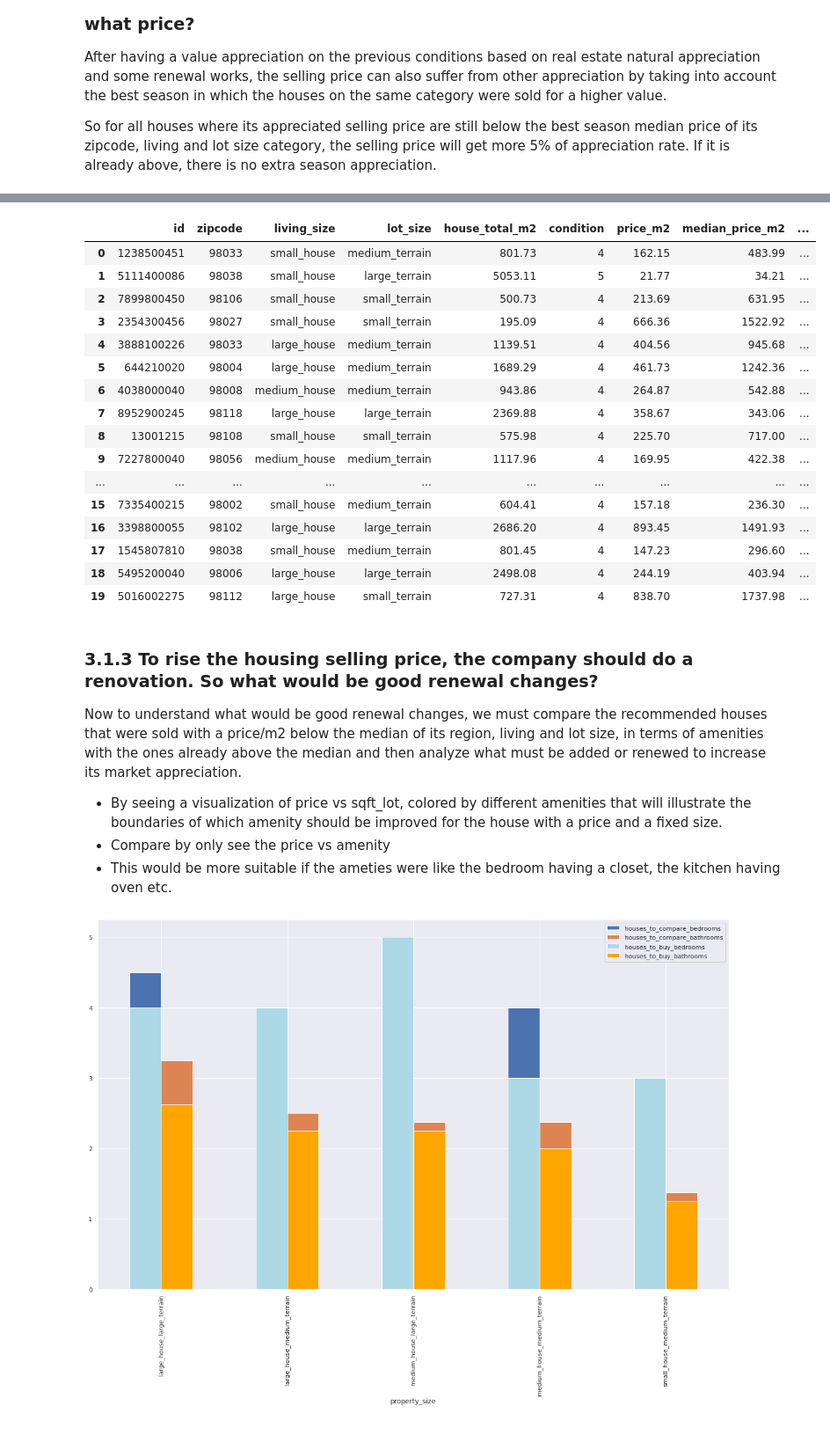
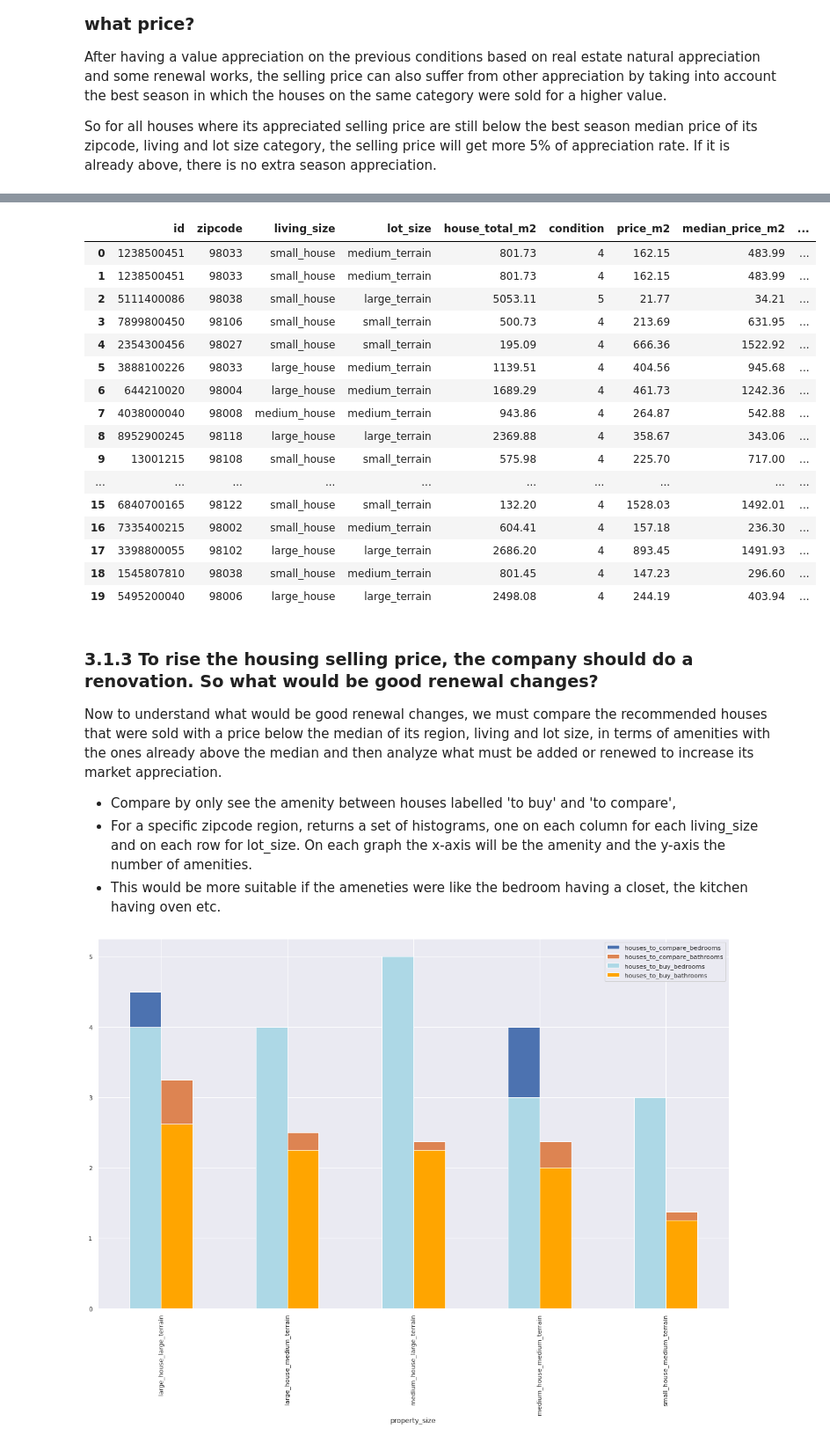
Before and after one commit to MikeMadeira/HouseSales-RecommendationSystem, a Jupyter notebook: houses_recommendations.ipynb, the cells around one changed output, grey strips where cells are left out. Shown at 88% size. Cells and saved outputs as stored; diff of their text form; code cells hidden in the pictures.

Commit message:
The notebook was revised, and the profit conclusions were obtained and written

```diff
--- a/houses_recommendations.ipynb
+++ b/houses_recommendations.ipynb
@@ -1016,7 +1079,7 @@ house_df_ins.loc[(house_df_ins['%_value_below_median_price'] > 0) & (house_df_in
 | 10127 | 5495200040 | 2015-01-26 | 610000.00 | 4 | 8 | 98006 | 5 | 3.25 | 47.57 | -122.12 | ... |
 | 19784 | 5016002275 | 2014-06-02 | 610000.00 | 4 | 8 | 98112 | 5 | 2.50 | 47.62 | -122.30 | ... |
 # %%
-recommended_houses_ordered = house_df_ins.loc[(house_df_ins['%_value_below_median_price'] > 0) & (house_df_ins['status'] == 'to buy'),:].copy(deep=True)
+recommended_houses_ordered = house_df_ins.loc[(house_df_ins['perc_value_below_median_price'] > 0) & (house_df_ins['status'] == 'to buy'),:].copy(deep=True)
 # %%
 recommended_houses_ordered.shape[0]
 # %% [output]
@@ -1141,17 +1204,17 @@ So for all houses where its appreciated selling price are still below the best s
 # %%
 # Extract a season column through date
 
-house_df_ins['season'] = house_df_ins[['price','date']].apply(lambda x: 'spring' if pd.to_datetime(x[1]).month in (4,5,6)
-                                                                   else 'summer' if pd.to_datetime(x[1]).month in (7,8,9)
-                                                                   else 'autumn' if pd.to_datetime(x[1]).month in (10,11,12)
-                                                                   else 'winter', axis=1)
+recommended_houses_ordered['season'] = recommended_houses_ordered[['price','date']].apply(lambda x: 'spring' if pd.to_datetime(x[1]).month in (4,5,6)
+                                                                                               else 'summer' if pd.to_datetime(x[1]).month in (7,8,9)
+                                                                                               else 'autumn' if pd.to_datetime(x[1]).month in (10,11,12)
+                                                                                               else 'winter', axis=1)
 
-house_df_ins.loc[(house_df_ins['date'].dt.month == 3) & (house_df_ins['date'].dt.day > 19),'season'] = 'spring'
-house_df_ins.loc[(house_df_ins['date'].dt.month == 6) & (house_df_ins['date'].dt.day > 20),'season'] = 'summer'
-house_df_ins.loc[(house_df_ins['date'].dt.month == 9) & (house_df_ins['date'].dt.day > 21),'season'] = 'autumn'
-house_df_ins.loc[(house_df_ins['date'].dt.month == 12) & (house_df_ins['date'].dt.day > 20),'season'] = 'winter'
+recommended_houses_ordered.loc[(recommended_houses_ordered['date'].dt.month == 3) & (recommended_houses_ordered['date'].dt.day > 19),'season'] = 'spring'
+recommended_houses_ordered.loc[(recommended_houses_ordered['date'].dt.month == 6) & (recommended_houses_ordered['date'].dt.day > 20),'season'] = 'summer'
+recommended_houses_ordered.loc[(recommended_houses_ordered['date'].dt.month == 9) & (recommended_houses_ordered['date'].dt.day > 21),'season'] = 'autumn'
+recommended_houses_ordered.loc[(recommended_houses_ordered['date'].dt.month == 12) & (recommended_houses_ordered['date'].dt.day > 20),'season'] = 'winter'
 # %%
-groups_zip_sizes_season = house_df_ins[['price', 'zipcode','living_size','lot_size','season']].groupby(['zipcode','living_size','lot_size','season'])
+groups_zip_sizes_season = recommended_houses_ordered[['price', 'zipcode','living_size','lot_size','season']].groupby(['zipcode','living_size','lot_size','season'])
 
 median_price_per_season = groups_zip_sizes_season.median().reset_index()
 
@@ -1248,35 +1311,36 @@ houses_best_selling_price.loc[houses_best_selling_price['selling_price'] > house
 houses_best_selling_price['best_season_selling_price'] = houses_best_selling_price[['selling_price','best_season_median_price']].apply(lambda x: x[0]*1.05 if (x[0] < x[1])\
                                                                                                                                             else x[0], axis=1)
 
-houses_best_selling_price['profit_est'] = houses_best_selling_price['best_season_selling_price'] - houses_best_selling_price['price']
+houses_best_selling_price['best_season_profit_est'] = houses_best_selling_price['best_season_selling_price'] - houses_best_selling_price['price']
 # %%
-houses_best_selling_price[['id','zipcode','living_size','lot_size','house_total_m2','condition','price_m2','median_price_m2','price','median_price','best_season','best_season_median_price','%_value_below_median_price','selling_price','best_season_selling_price','profit_est']].head(20)
+houses_best_selling_price[['id','zipcode','living_size','lot_size','house_total_m2','condition','price_m2','median_price_m2','price','median_price','best_season','best_season_median_price','perc_value_below_median_price','selling_price','best_season_selling_price','profit_est']].head(20)
 # %% [output]
 |  | id | zipcode | living_size | lot_size | house_total_m2 | condition | price_m2 | median_price_m2 | ... |
 | 0 | 1238500451 | 98033 | small_house | medium_terrain | 801.73 | 4 | 162.15 | 483.99 | ... |
-| 1 | 5111400086 | 98038 | small_house | large_terrain | 5053.11 | 5 | 21.77 | 34.21 | ... |
-| 2 | 7899800450 | 98106 | small_house | small_terrain | 500.73 | 4 | 213.69 | 631.95 | ... |
-| 3 | 2354300456 | 98027 | small_house | small_terrain | 195.09 | 4 | 666.36 | 1522.92 | ... |
-| 4 | 3888100226 | 98033 | large_house | medium_terrain | 1139.51 | 4 | 404.56 | 945.68 | ... |
-| 5 | 644210020 | 98004 | large_house | medium_terrain | 1689.29 | 4 | 461.73 | 1242.36 | ... |
-| 6 | 4038000040 | 98008 | medium_house | medium_terrain | 943.86 | 4 | 264.87 | 542.88 | ... |
-| 7 | 8952900245 | 98118 | large_house | large_terrain | 2369.88 | 4 | 358.67 | 343.06 | ... |
-| 8 | 13001215 | 98108 | small_house | small_terrain | 575.98 | 4 | 225.70 | 717.00 | ... |
-| 9 | 7227800040 | 98056 | medium_house | medium_terrain | 1117.96 | 4 | 169.95 | 422.38 | ... |
+| 1 | 1238500451 | 98033 | small_house | medium_terrain | 801.73 | 4 | 162.15 | 483.99 | ... |
+| 2 | 5111400086 | 98038 | small_house | large_terrain | 5053.11 | 5 | 21.77 | 34.21 | ... |
+| 3 | 7899800450 | 98106 | small_house | small_terrain | 500.73 | 4 | 213.69 | 631.95 | ... |
+| 4 | 2354300456 | 98027 | small_house | small_terrain | 195.09 | 4 | 666.36 | 1522.92 | ... |
+| 5 | 3888100226 | 98033 | large_house | medium_terrain | 1139.51 | 4 | 404.56 | 945.68 | ... |
+| 6 | 644210020 | 98004 | large_house | medium_terrain | 1689.29 | 4 | 461.73 | 1242.36 | ... |
+| 7 | 4038000040 | 98008 | medium_house | medium_terrain | 943.86 | 4 | 264.87 | 542.88 | ... |
+| 8 | 8952900245 | 98118 | large_house | large_terrain | 2369.88 | 4 | 358.67 | 343.06 | ... |
+| 9 | 13001215 | 98108 | small_house | small_terrain | 575.98 | 4 | 225.70 | 717.00 | ... |
 | ... | ... | ... | ... | ... | ... | ... | ... | ... | ... |
-| 15 | 7335400215 | 98002 | small_house | medium_terrain | 604.41 | 4 | 157.18 | 236.30 | ... |
-| 16 | 3398800055 | 98102 | large_house | large_terrain | 2686.20 | 4 | 893.45 | 1491.93 | ... |
-| 17 | 1545807810 | 98038 | small_house | medium_terrain | 801.45 | 4 | 147.23 | 296.60 | ... |
-| 18 | 5495200040 | 98006 | large_house | large_terrain | 2498.08 | 4 | 244.19 | 403.94 | ... |
-| 19 | 5016002275 | 98112 | large_house | small_terrain | 727.31 | 4 | 838.70 | 1737.98 | ... |
+| 15 | 6840700165 | 98122 | small_house | small_terrain | 132.20 | 4 | 1528.03 | 1492.01 | ... |
+| 16 | 7335400215 | 98002 | small_house | medium_terrain | 604.41 | 4 | 157.18 | 236.30 | ... |
+| 17 | 3398800055 | 98102 | large_house | large_terrain | 2686.20 | 4 | 893.45 | 1491.93 | ... |
+| 18 | 1545807810 | 98038 | small_house | medium_terrain | 801.45 | 4 | 147.23 | 296.60 | ... |
+| 19 | 5495200040 | 98006 | large_house | large_terrain | 2498.08 | 4 | 244.19 | 403.94 | ... |
 # %% [markdown]
 ### 3.1.3 To rise the housing selling price, the company should do a renovation. So what would be good renewal changes?
 
-Now to understand what would be good renewal changes, we must compare the recommended houses that were sold with a price/m2 below the median of its region, living and lot size, in terms of amenities with the ones already above the median and then analyze what must be added or renewed to increase its market appreciation.
+Now to understand what would be good renewal changes, we must compare the recommended houses that were sold with a price below the median of its region, living and lot size, in terms of amenities with the ones already above the median and then analyze what must be added or renewed to increase its market appreciation.
 
-- By seeing a visualization of price vs sqft_lot, colored by different amenities that will illustrate the boundaries of which amenity should be improved for the house with a price and a fixed size.
-- Compare by only see the price vs amenity
-- This would be more suitable if the ameties were like the bedroom having a closet, the kitchen having oven etc.
+- Compare by only see the amenity between houses labelled 'to buy' and 'to compare',
+- For a specific zipcode region, returns a set of histograms, one on each column for each living_size and on each row for lot_size.
+    On each graph the x-axis will be the amenity and the y-axis the number of amenities.
+- This would be more suitable if the ameneties were like the bedroom having a closet, the kitchen having oven etc.
 # %%
 def renovation_histograms(house_df: pd.DataFrame,zipcode: int):
 
```
Also changed, not shown: parts of 32 cells of this notebook, 3 other files.
